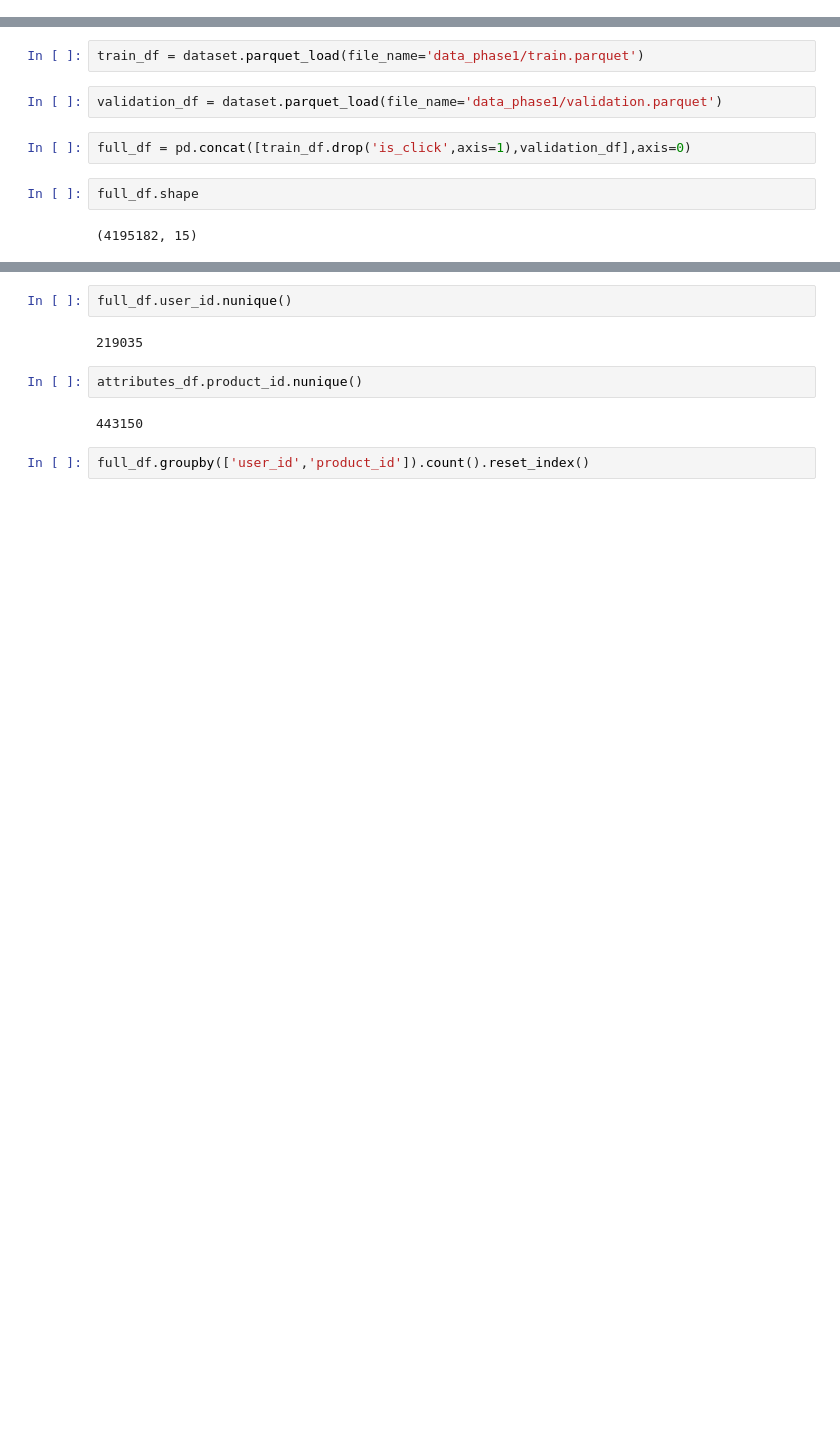
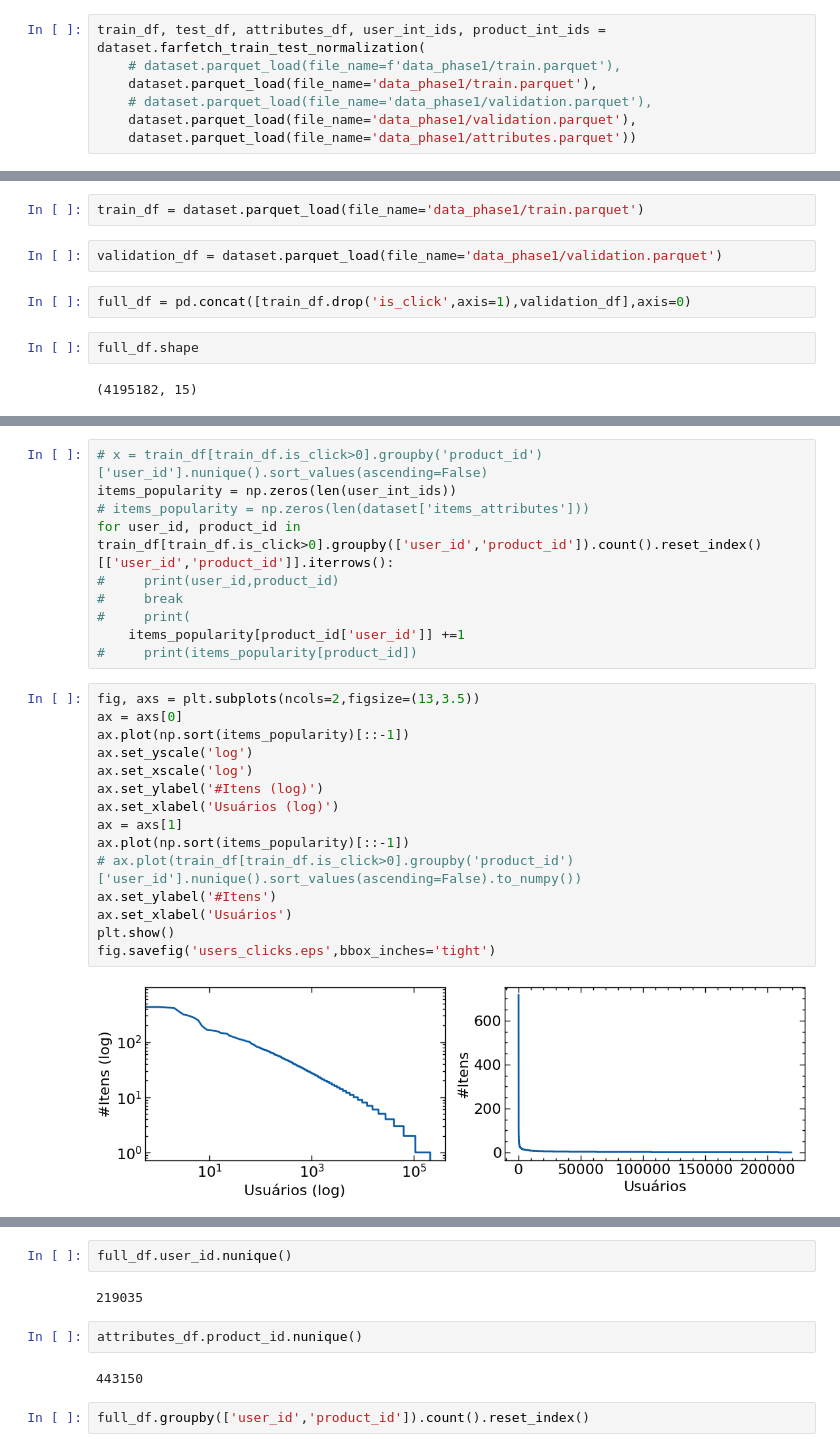
Before and after one commit to heitor57/fashion-rss, a Jupyter notebook: data_exploration_2.ipynb, the cells around one changed output, grey strips where cells are left out. Cells and saved outputs as stored; diff of their text form; blank space fills up the shorter version.

```diff
--- a/data_exploration_2.ipynb
+++ b/data_exploration_2.ipynb
@@ -22,3 +33,10 @@ import utils
+# %%
+train_df, test_df, attributes_df, user_int_ids, product_int_ids = dataset.farfetch_train_test_normalization(
+    # dataset.parquet_load(file_name=f'data_phase1/train.parquet'),
+    dataset.parquet_load(file_name='data_phase1/train.parquet'),
+    # dataset.parquet_load(file_name='data_phase1/validation.parquet'),
+    dataset.parquet_load(file_name='data_phase1/validation.parquet'),
+    dataset.parquet_load(file_name='data_phase1/attributes.parquet'))
 # %%
 attributes_df = dataset.parquet_load(file_name='data_phase1/attributes.parquet')
 # %%
@@ -42,0 +109,27 @@ full_df.shape
+# %%
+# x = train_df[train_df.is_click>0].groupby('product_id')['user_id'].nunique().sort_values(ascending=False)
+items_popularity = np.zeros(len(user_int_ids))
+# items_popularity = np.zeros(len(dataset['items_attributes']))
+for user_id, product_id in train_df[train_df.is_click>0].groupby(['user_id','product_id']).count().reset_index()[['user_id','product_id']].iterrows():
+#     print(user_id,product_id)
+#     break
+#     print(
+    items_popularity[product_id['user_id']] +=1
+#     print(items_popularity[product_id])
+# %%
+fig, axs = plt.subplots(ncols=2,figsize=(13,3.5))
+ax = axs[0]
+ax.plot(np.sort(items_popularity)[::-1])
+ax.set_yscale('log')
+ax.set_xscale('log')
+ax.set_ylabel('#Itens (log)')
+ax.set_xlabel('Usuários (log)')
+ax = axs[1]
+ax.plot(np.sort(items_popularity)[::-1])
+# ax.plot(train_df[train_df.is_click>0].groupby('product_id')['user_id'].nunique().sort_values(ascending=False).to_numpy())
+ax.set_ylabel('#Itens')
+ax.set_xlabel('Usuários')
+plt.show()
+fig.savefig('users_clicks.eps',bbox_inches='tight')
+# %% [output]
+[figure, added]
```
Also changed, not shown: parts of 9 cells of this notebook, 12 other files.
